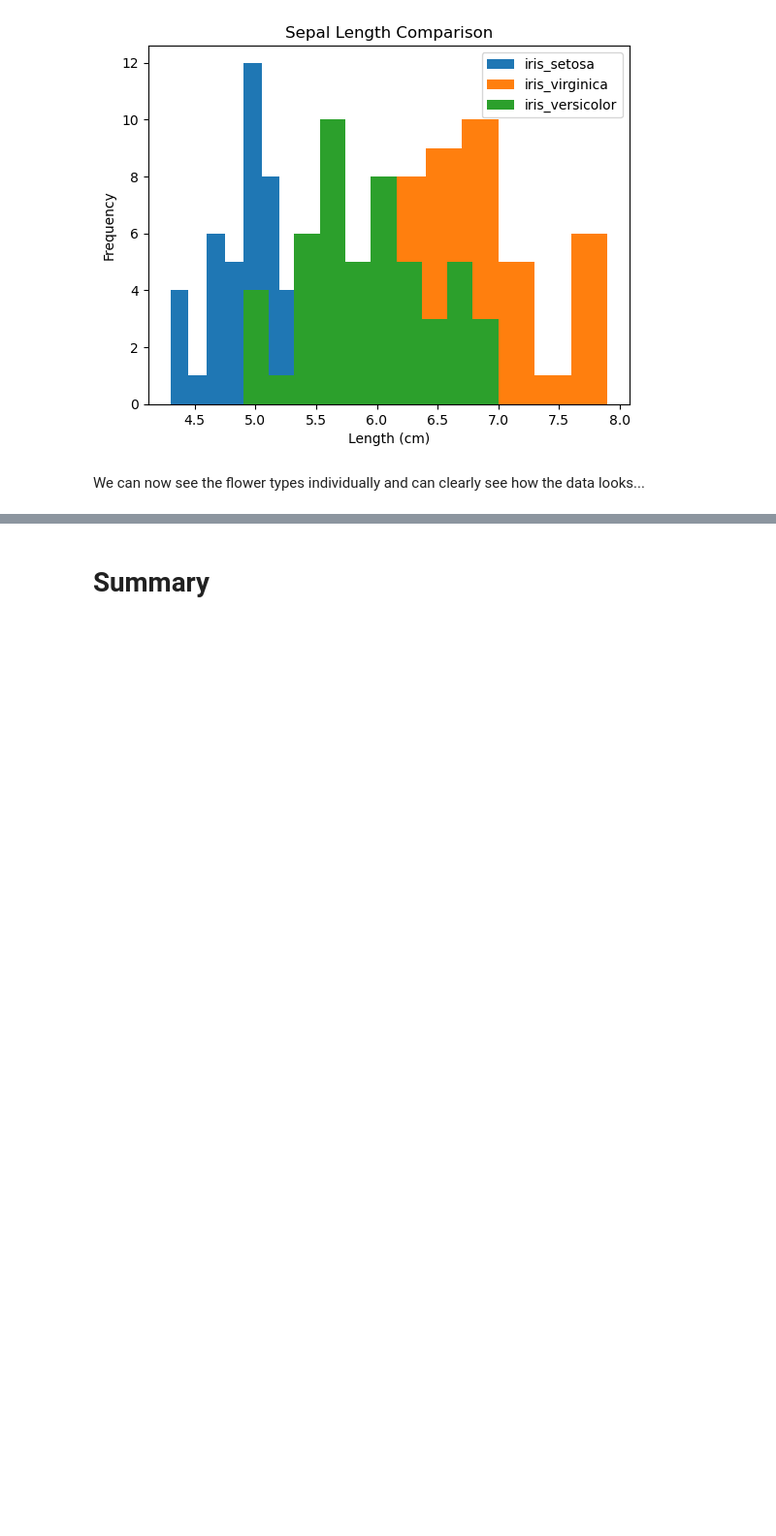
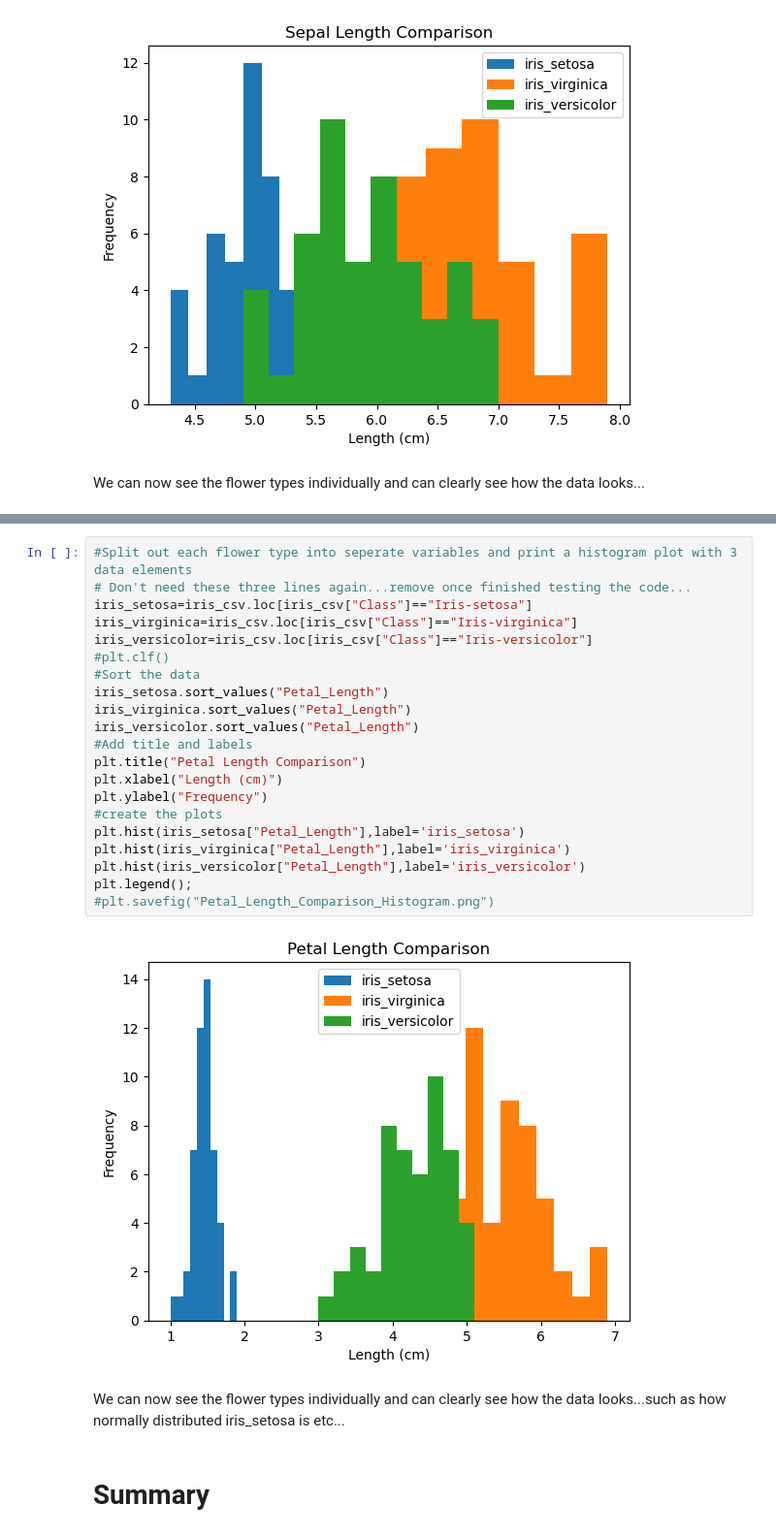
Before and after one commit to PeeBs68/fund_da, a Jupyter notebook: project.ipynb, the cells around one changed output, grey strips where cells are left out. Shown at 97% size. Cells and saved outputs as stored; diff of their text form; blank space fills up the shorter version.

Commit message:
Added Plots for Petal_Length

```diff
--- a/project.ipynb
+++ b/project.ipynb
@@ -260,3 +266,28 @@ We can now see the flower types individually and can clearly see how the data lo
+# %%
+#Split out each flower type into seperate variables and print a histogram plot with 3 data elements
+# Don't need these three lines again...remove once finished testing the code...
+iris_setosa=iris_csv.loc[iris_csv["Class"]=="Iris-setosa"]
+iris_virginica=iris_csv.loc[iris_csv["Class"]=="Iris-virginica"]
+iris_versicolor=iris_csv.loc[iris_csv["Class"]=="Iris-versicolor"]
+#plt.clf()
+#Sort the data
+iris_setosa.sort_values("Petal_Length")
+iris_virginica.sort_values("Petal_Length")
+iris_versicolor.sort_values("Petal_Length")
+#Add title and labels
+plt.title("Petal Length Comparison")
+plt.xlabel("Length (cm)")
+plt.ylabel("Frequency")
+#create the plots
+plt.hist(iris_setosa["Petal_Length"],label='iris_setosa')
+plt.hist(iris_virginica["Petal_Length"],label='iris_virginica')
+plt.hist(iris_versicolor["Petal_Length"],label='iris_versicolor')
+plt.legend();
+#plt.savefig("Petal_Length_Comparison_Histogram.png")
+# %% [output]
+[figure, added]
+# %% [markdown]
+We can now see the flower types individually and can clearly see how the data looks...such as how normally distributed iris_setosa is etc...
 # %% [markdown]
 # Summary
 # %% [markdown]
```
Also changed, not shown: parts of 3 cells of this notebook.
